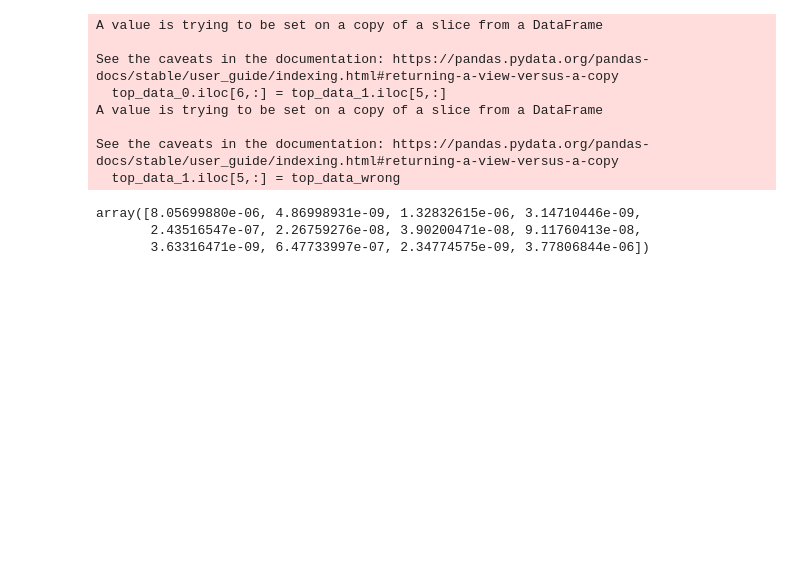
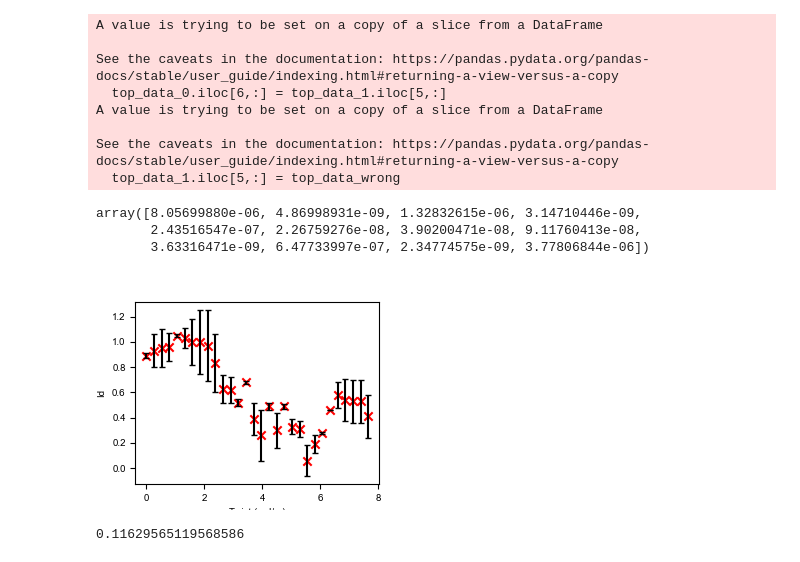
Before and after one commit to NRobertsF91W/PhD-Jupyter-Notebooks, a Jupyter notebook: Single Shot Investigation.ipynb, the cells around one changed output. Cells and saved outputs as stored; diff of their text form; code cells hidden in the pictures; blank space fills up the shorter version.

```diff
--- a/Single Shot Investigation.ipynb
+++ b/Single Shot Investigation.ipynb
@@ -454,3 +452,32 @@ See the caveats in the documentation: https://pandas.pydata.org/pandas-docs/stab
 array([8.05699880e-06, 4.86998931e-09, 1.32832615e-06, 3.14710446e-09,
        2.43516547e-07, 2.26759276e-08, 3.90200471e-08, 9.11760413e-08,
        3.63316471e-09, 6.47733997e-07, 2.34774575e-09, 3.77806844e-06])
+# %%
+cm = 1/2.54
+fig_twist_data = plt.figure(figsize=(8*cm,6*cm))
+ax_twist_data = fig_twist_data.add_subplot(111)
+
+id_twist_vals = np.array([0.89, 0.93, 0.95, 0.96, 1.05, 1.03, 1.00, 1.00, 0.97,
+                          0.83, 0.63, 0.62, 0.52, 0.68, 0.39, 0.26, 0.49, 0.30,
+                          0.49, 0.33, 0.31, 0.06, 0.19, 0.28, 0.46, 0.58, 0.54,
+                          0.53, 0.53, 0.41])
+unweighted_id_data = np.array([0.02, 0.13, 0.15, 0.11, 0.01, 0.08, 0.18, 0.25,
+                               0.28, 0.23, 0.11, 0.10, 0.03, 0.01, 0.13, 0.20,
+                               0.03, 0.14, 0.02, 0.06, 0.06, 0.12, 0.07, 0.01,
+                               0.00, 0.10, 0.17, 0.17, 0.17, 0.17])
+twist = 2*np.pi*np.arange(0,150, 5)/(360*0.33)
+
+ax_twist_data.scatter(twist, id_twist_vals, marker='x', color='red')
+ax_twist_data.errorbar(twist, id_twist_vals, yerr=unweighted_id_data, fmt='none', capsize=2, color='black', barsabove=False)
+# ax_twist_data.fill_between(twist, id_twist_vals+unweighted_id_data, id_twist_vals-unweighted_id_data, alpha=0.3)
+ax_twist_data.set_ylabel('Id')
+ax_twist_data.set_xlabel('Twist (rad/m)')
+
+plt.show()
+# %% [output]
+[figure, added]
+# %%
+twist = 145
+13062675*(np.sqrt((twist/360 *2*np.pi /0.33)**2 * 16*(4.35e-6)**2 + 1) - 1)
+# %% [output]
+0.11629565119568586
```
Also changed, not shown: parts of 4 cells of this notebook, 8 other files.
